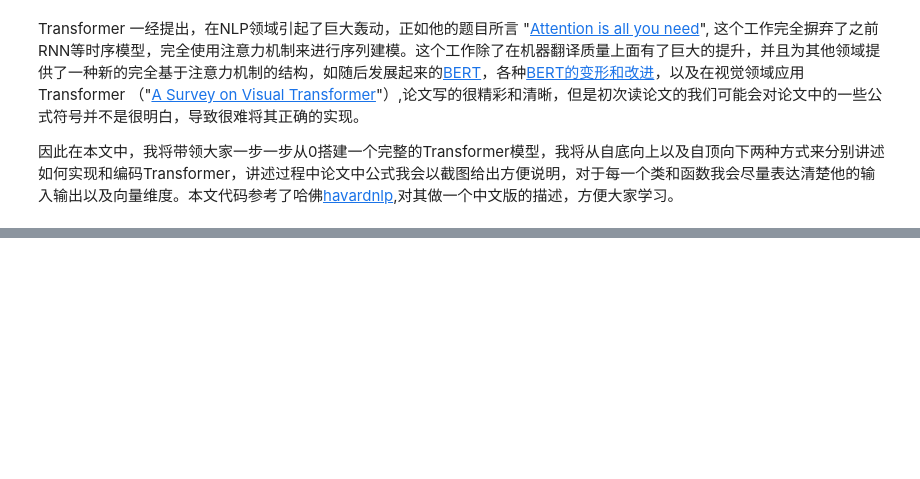
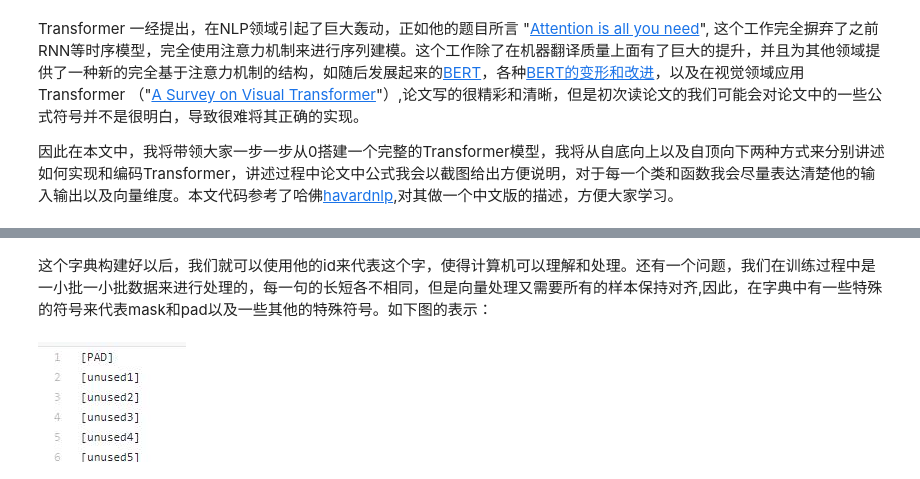
Before and after one commit to jing-ge/HandByHandBuildTransformer, a Jupyter notebook: bottom2up_transformer.ipynb, the cells around one changed output, grey strips where cells are left out. Saved outputs shown, nothing was run; the diff lists cells and outputs as text; code cells hidden in the pictures; blank space fills up the shorter version.

```diff
--- a/bottom2up_transformer.ipynb
+++ b/bottom2up_transformer.ipynb
@@ -21,0 +35,6 @@ Image(filename='./images/transformer.jpg')
+# %% [markdown]
+这个字典构建好以后，我们就可以使用他的id来代表这个字，使得计算机可以理解和处理。还有一个问题，我们在训练过程中是一小批一小批数据来进行处理的，每一句的长短各不相同，但是向量处理又需要所有的样本保持对齐,因此，在字典中有一些特殊的符号来代表mask和pad以及一些其他的特殊符号。如下图的表示：
+# %%
+Image(filename='./images/pad.jpg')
+# %% [output]
+[figure, added]
```
Also changed, not shown: parts of 11 cells of this notebook, 7 other files.
